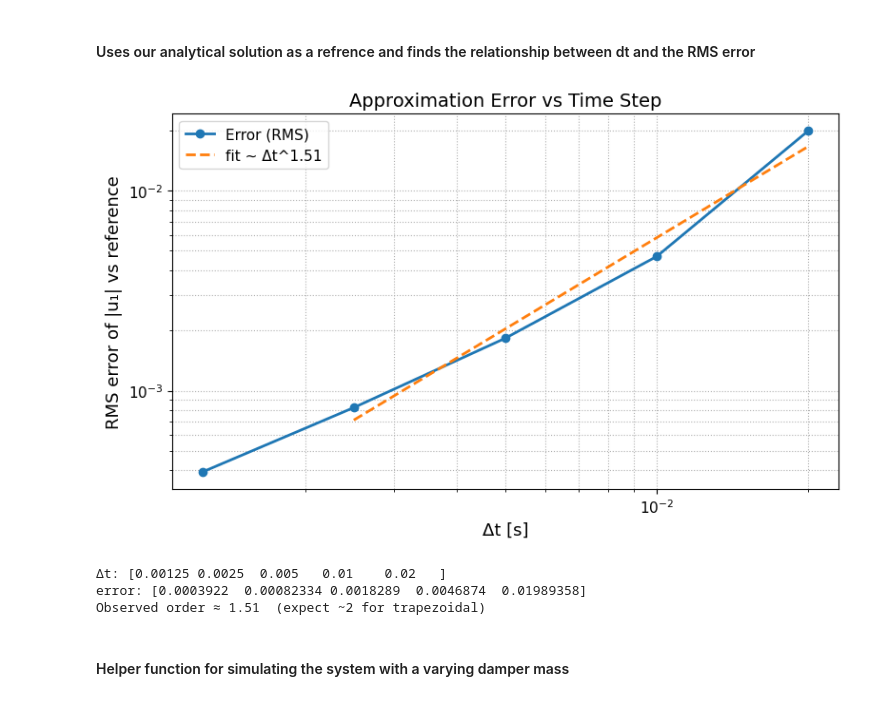
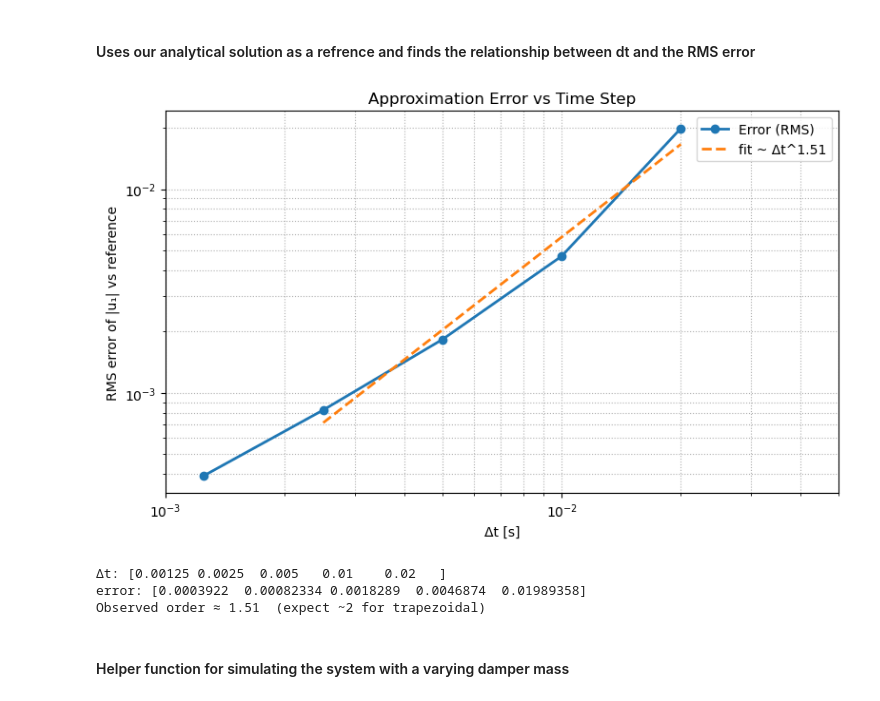
Before and after one commit to LukeFic/AE370, a Jupyter notebook: 370Project1Code.ipynb, the cells around one changed output. Cells and saved outputs as stored; diff of their text form; code cells hidden in the pictures.

Commit message:
Fixed deltaT graph

```diff
--- a/370Project1Code.ipynb
+++ b/370Project1Code.ipynb
@@ -305,38 +305,63 @@ def approximation_error_vs_dt(dt_list, M, C, K, T, f0, A, t_center,
         errors.append(e)
     errors = np.array(errors)
 
+
+
     # choose which points to fit
     if fit_slice is None:
         fit_slice = slice(1, None)  # ignore the first
     p, b = np.polyfit(np.log(dt_list[fit_slice]), np.log(errors[fit_slice] + 1e-300), 1)
 
     if make_plot:
+    # For plotting only: replace non-finite and zeros with a tiny positive value or drop them
+        eps = 1e-300
+        errors_plot = np.where(np.isfinite(errors), errors, np.nan)
+        mask = np.isfinite(errors_plot) & (errors_plot > 0)
+
+        if mask.sum() == 0:
+            raise ValueError("All errors are non-finite or zero; nothing to plot on log axes.")
+
         plt.figure(figsize=(8, 5))
-        plt.loglog(dt_list, errors, marker='o', linewidth=2, markersize=6, label=f'Error ({norm.upper()})')
-        fit_x = dt_list[fit_slice]
+        plt.loglog(dt_list[mask], errors_plot[mask], marker='o', linewidth=2, markersize=6,
+               label=f'Error ({norm.upper()})')
+
+        # Fit using the same finite/positive subset
+        if fit_slice is None:
+            fit_slice = slice(1, None)
+        fit_mask = mask.copy()
+        # apply the slice to indices:
+        idx = np.arange(len(dt_list))
+        fit_idx = idx[fit_slice]
+        fit_mask &= np.isin(idx, fit_idx)
+
+        p, b = np.polyfit(np.log(dt_list[fit_mask]), np.log(errors_plot[fit_mask] + eps), 1)
+        fit_x = dt_list[fit_mask]
         fit_y = np.exp(b) * fit_x**p
         plt.loglog(fit_x, fit_y, '--', linewidth=2, label=f'fit ~ Δt^{p:.2f}')
+
         plt.title('Approximation Error vs Time Step')
         plt.xlabel('Δt [s]')
         plt.ylabel(f'{norm.upper()} error of |u₁| vs reference')
         plt.grid(True, which='both', linestyle=':')
         plt.legend()
         plt.tight_layout()
+        plt.xlim([1e-3,.5e-1])
         plt.show()
+
 
     return {'dt': dt_list, 'error': errors, 'order': p}
 
 # solve for range of dts
 dt_sweep = [2e-2, 1e-2, 5e-3, 2.5e-3, 1.25e-3]
 res = approximation_error_vs_dt(
     dt_sweep, M, C, K, T, f0, A, t_center,
     norm="rms", make_plot=True, fit_slice=slice(1, None)
 )
 print("Δt:", res['dt'])
 print("error:", res['error'])
 print(f"Observed order ≈ {res['order']:.2f}  (expect ~2 for trapezoidal)")
 # %% [output]
-[figure, old version]
+[figure, new version]
 Δt: [0.00125 0.0025  0.005   0.01    0.02   ]
 error: [0.0003922  0.00082334 0.0018289  0.0046874  0.01989358]
 Observed order ≈ 1.51  (expect ~2 for trapezoidal)
```
Also changed, not shown: parts of 5 cells of this notebook.
